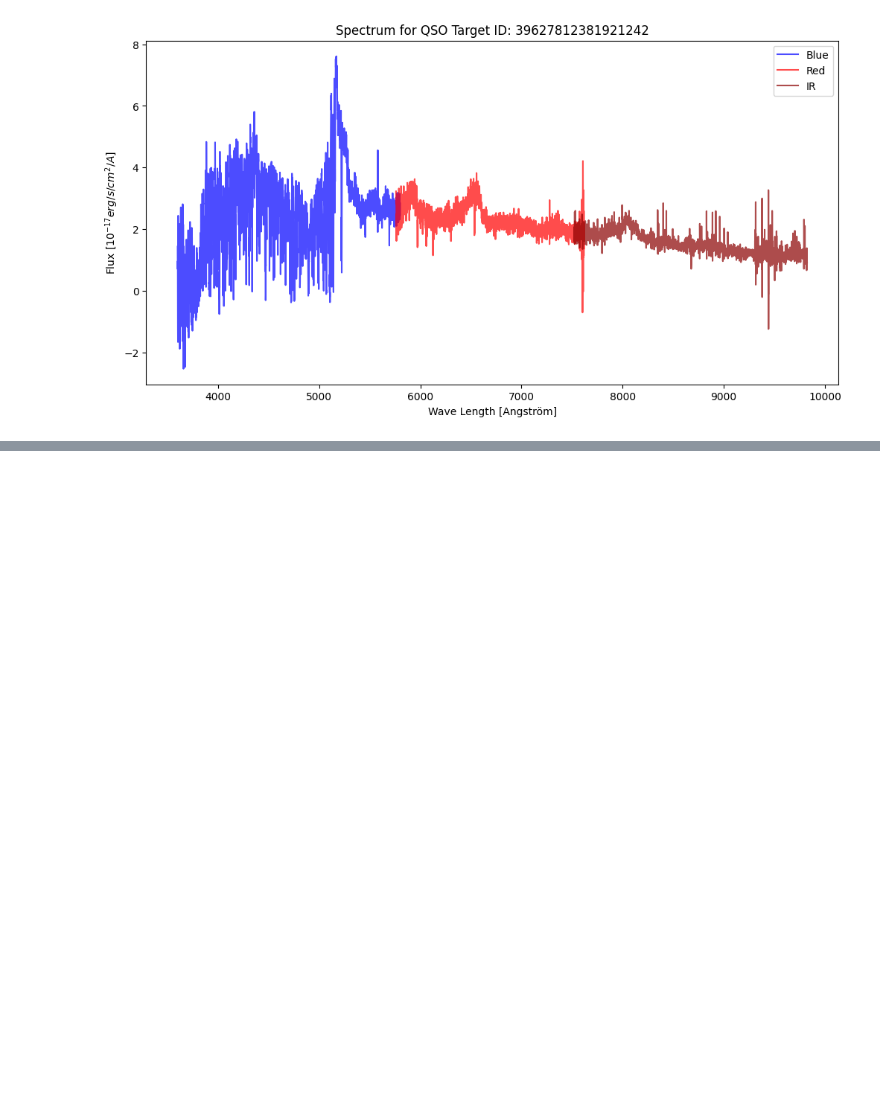
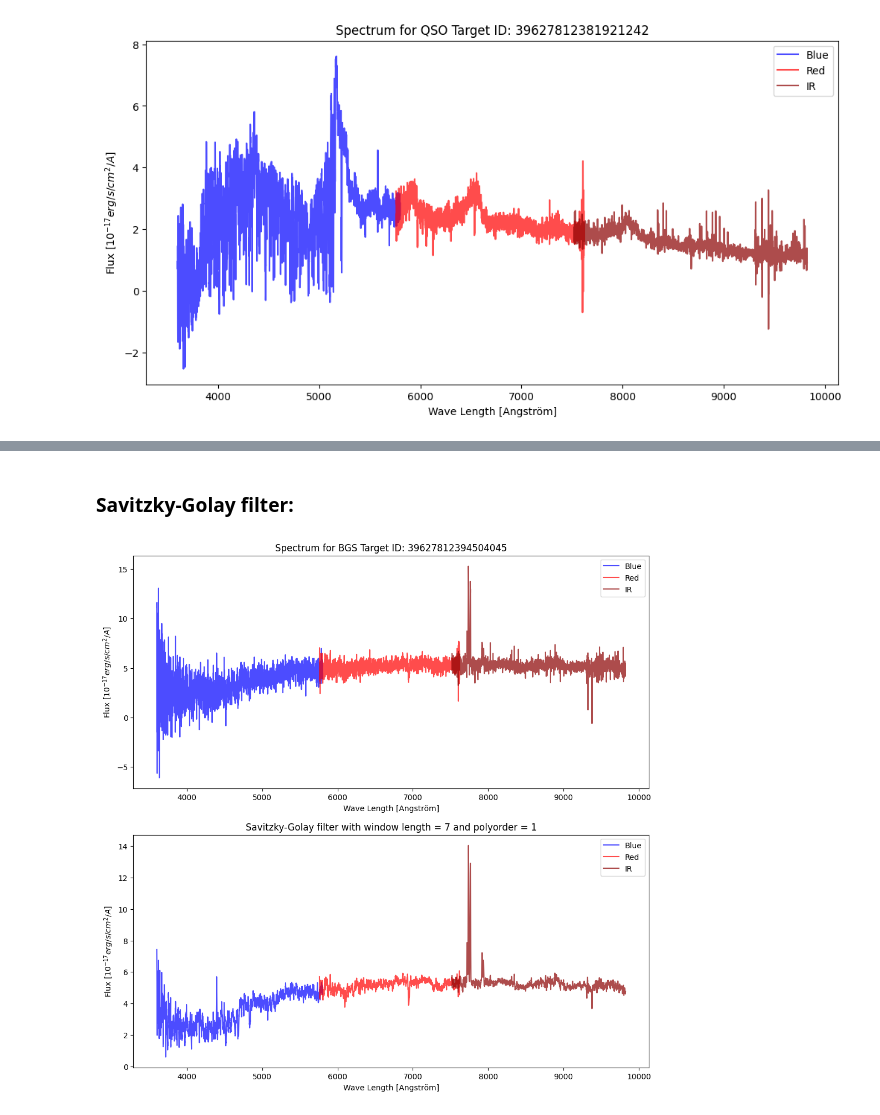
Before and after one commit to johannct/M2_Stage_Code, a Jupyter notebook: DESI Spectra.ipynb, the cells around one changed output, grey strips where cells are left out. Cells and saved outputs as stored; diff of their text form; code cells hidden in the pictures; blank space fills up the shorter version.

```diff
--- a/DESI Spectra.ipynb
+++ b/DESI Spectra.ipynb
@@ -130,6 +130,8 @@ FILE_BGS_NGC = DIR + "BGS_ANY_NGC_clustering.dat.fits"
 FILE_BGS_SGC = DIR + "BGS_ANY_SGC_clustering.dat.fits"
 BGS_NGC = Table.read(FILE_BGS_NGC)
 BGS_SGC = Table.read(FILE_BGS_SGC)
+BGS_NGC.add_index('TARGETID')
+BGS_SGC.add_index('TARGETID')
 
 #Common TARGETID
 mask_BGS = np.isin(BGS_FIBER['TARGETID'], BGS_NGC['TARGETID']) | np.isin(BGS_FIBER['TARGETID'], BGS_SGC['TARGETID'])
@@ -249,0 +301,25 @@ plot_spectrum(QSO, target_ID, 'QSO');
+# %% [markdown]
+### Savitzky-Golay filter:
+# %%
+from scipy.signal import savgol_filter
+
+def applysavgolFilter(flux_b, flux_r, flux_z, window_length, polyorder):
+    if np.array(window_length).shape == (): windowB, windowR, windowZ = window_length, window_length, window_length
+    else: windowB, windowR, windowZ = window_length
+    if np.array(polyorder).shape == (): polyB, polyR, polyZ = polyorder, polyorder, polyorder
+    else: polyB, polyR, polyZ = polyorder
+    flux_bFilter = savgol_filter(flux_b, windowB, polyB)
+    flux_rFilter = savgol_filter(flux_r, windowR, polyR)
+    flux_zFilter = savgol_filter(flux_z, windowZ, polyZ)
+    return flux_bFilter, flux_rFilter, flux_zFilter
+
+target_ID = get_max(BGS, 'TSNR2_BGS',"SCORES", mask=mask_BGS)
+flux_b, flux_r, flux_z = get_flux(BGS, target_ID)
+window_length, polyorder = 7, 1
+flux_b, flux_r, flux_z = applysavgolFilter(flux_b, flux_r, flux_z, window_length, polyorder)
+
+fig, ax = plt.subplots(2, 1, figsize=(12, 12))
+plot_spectrum(BGS, target_ID, 'BGS', figax = (fig, ax[0]));
+plot_spectrum(BGS, target_ID, 'BGS', flux=(flux_b, flux_r, flux_z), figax = (fig, ax[1]), title=f'Savitzky-Golay filter with window length = {window_length} and polyorder = {polyorder}');
+# %% [output]
+[figure, added]
```
Also changed, not shown: parts of 9 cells of this notebook, 1 other file.
